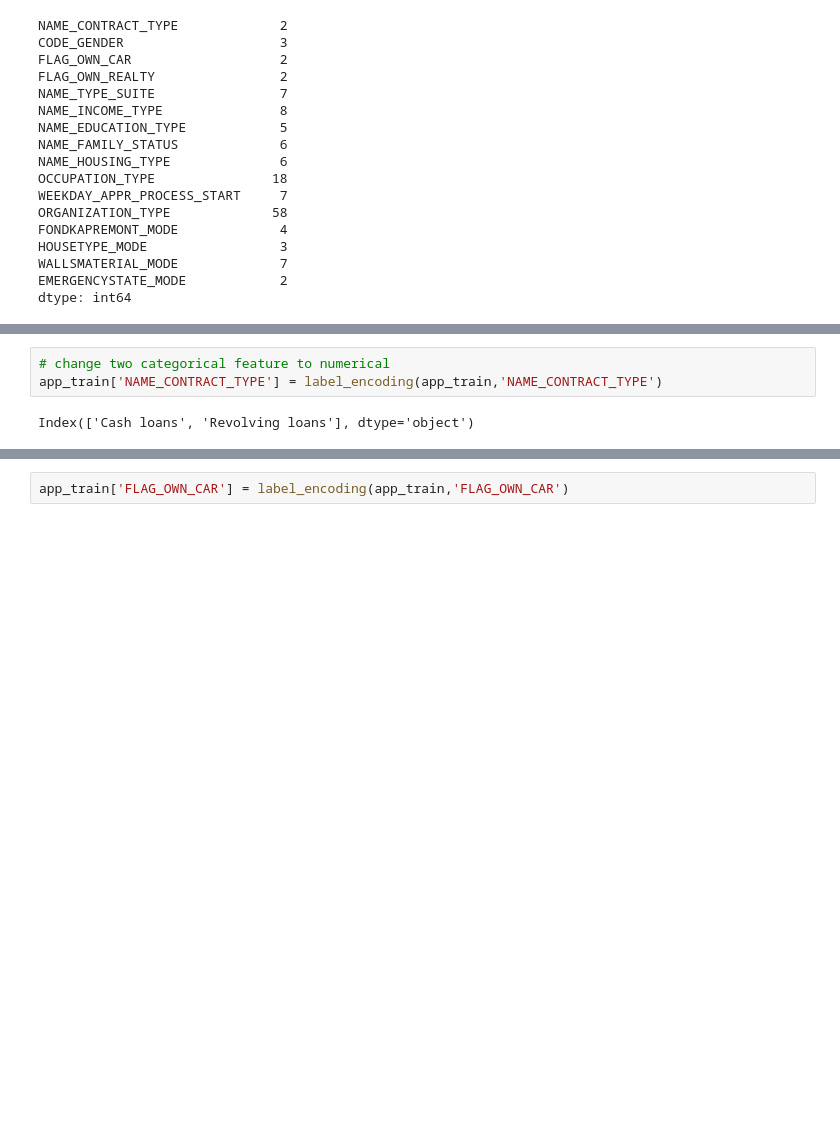
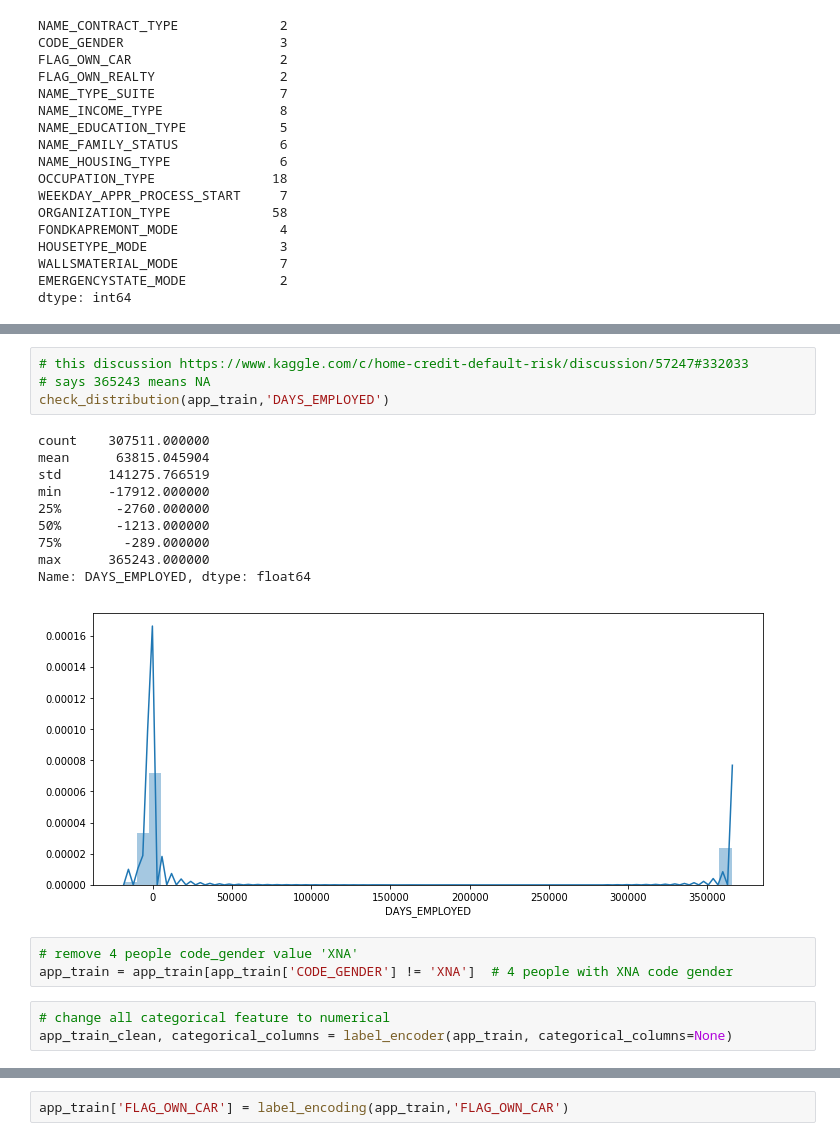
Before and after one commit to haataa/Home-Credit-Default-Risk, a Jupyter notebook: credit_default_predict.ipynb, the cells around one changed output, grey strips where cells are left out. Saved outputs shown, nothing was run; the diff lists cells and outputs as text; blank space fills up the shorter version.

```diff
--- a/credit_default_predict.ipynb
+++ b/credit_default_predict.ipynb
@@ -437,5 +471,21 @@ dtype: int64
+# %%
+# this discussion https://www.kaggle.com/c/home-credit-default-risk/discussion/57247#332033
+# says 365243 means NA
+check_distribution(app_train,'DAYS_EMPLOYED')
+# %% [output]
+count    307511.000000
+mean      63815.045904
+std      141275.766519
+min      -17912.000000
+25%       -2760.000000
+50%       -1213.000000
+75%        -289.000000
+max      365243.000000
+Name: DAYS_EMPLOYED, dtype: float64
+[figure, added]
+# %%
+# remove 4 people code_gender value 'XNA'
+app_train = app_train[app_train['CODE_GENDER'] != 'XNA']  # 4 people with XNA code gender
 # %%
-# change two categorical feature to numerical
-app_train['NAME_CONTRACT_TYPE'] = label_encoding(app_train,'NAME_CONTRACT_TYPE')
+# change all categorical feature to numerical
+app_train_clean, categorical_columns = label_encoder(app_train, categorical_columns=None)
-# %% [output]
-Index(['Cash loans', 'Revolving loans'], dtype='object')
```
Also changed, not shown: parts of 9 cells of this notebook.
